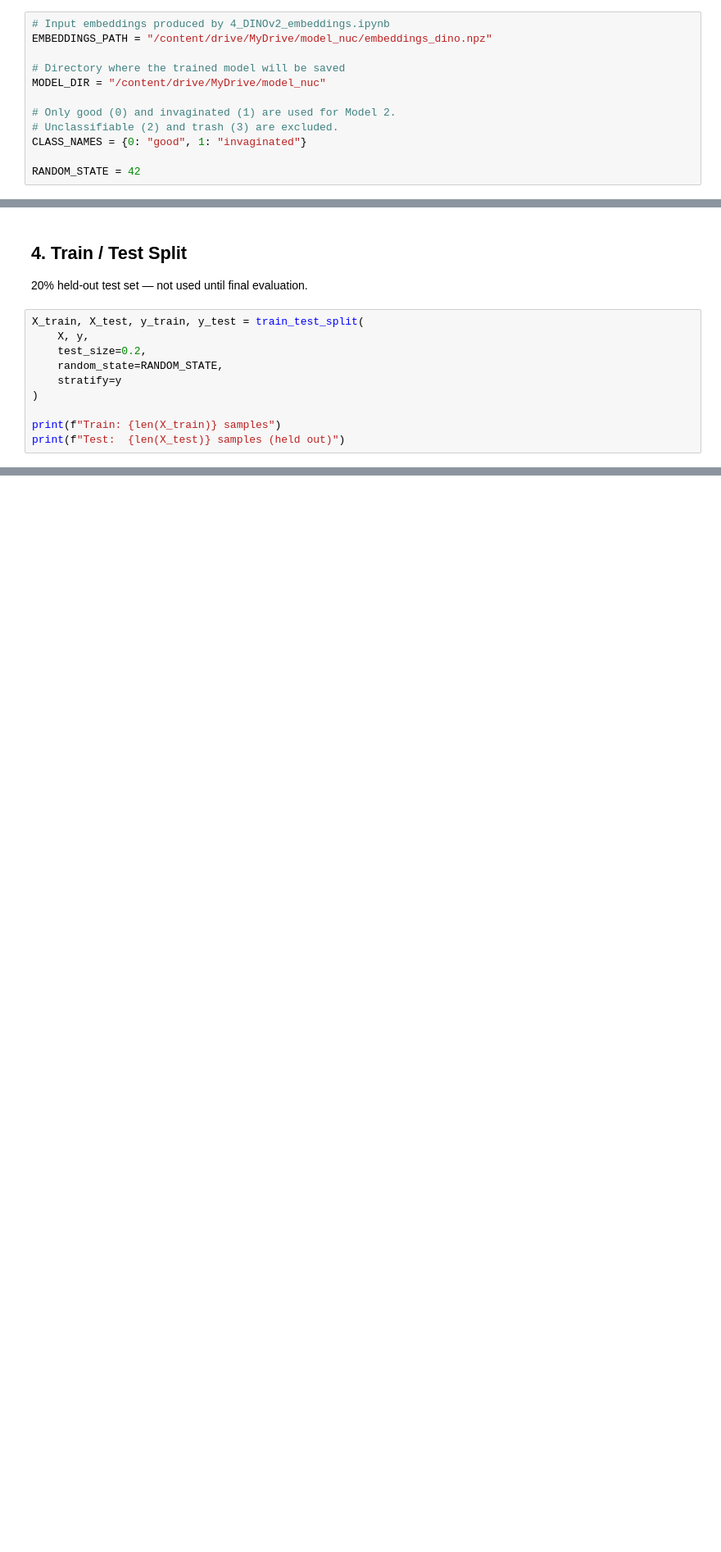
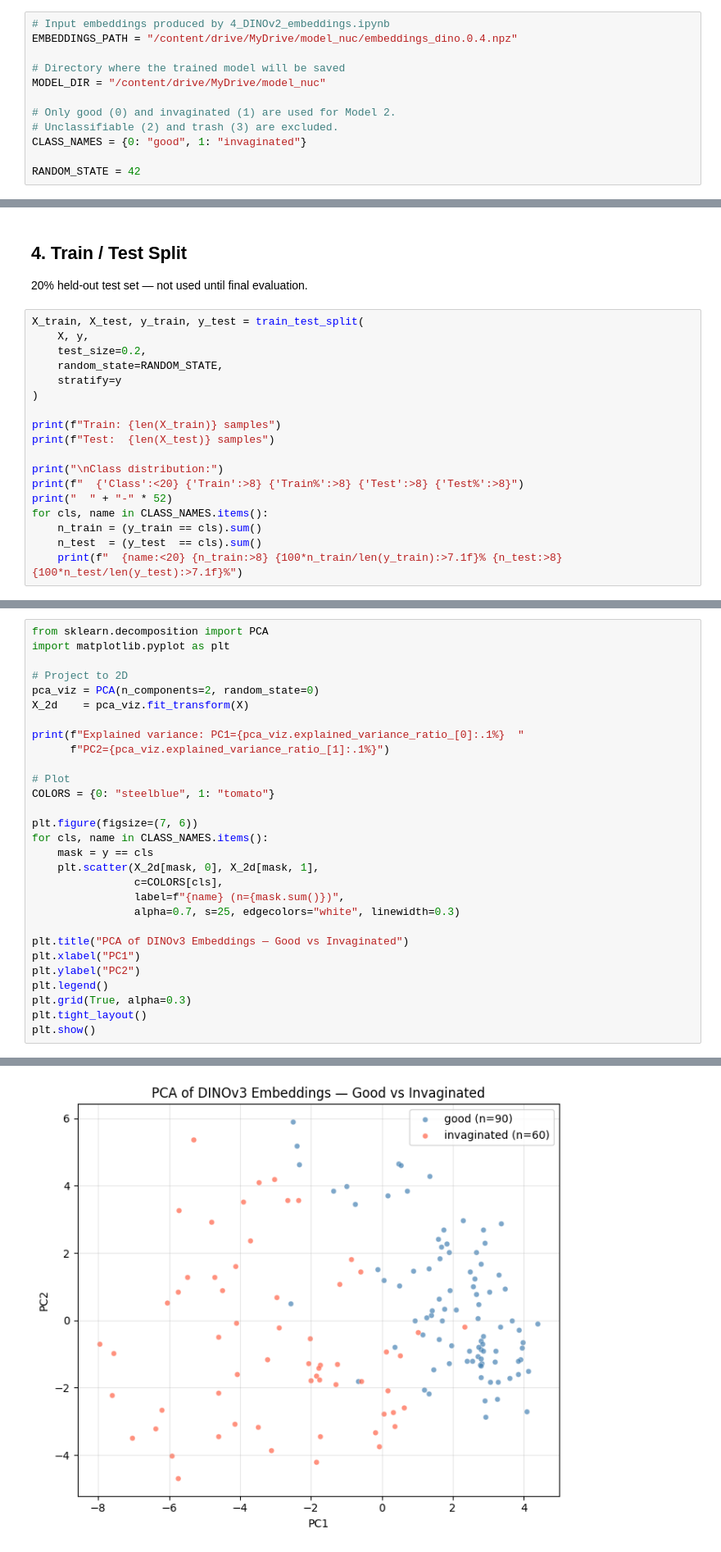
Before and after one commit to naamasarshalom-art/segmentation_cellpose, a Jupyter notebook: 6_model2_training.ipynb, the cells around one changed output, grey strips where cells are left out. Shown at 82% size. Drawn from its saved outputs; the diff is of its cells as text; blank space fills up the shorter version.

```diff
--- a/6_model2_training.ipynb
+++ b/6_model2_training.ipynb
@@ -48,7 +55,7 @@ from sklearn.metrics import (
 ## 2. Configuration
 # %%
 # Input embeddings produced by 4_DINOv2_embeddings.ipynb
-EMBEDDINGS_PATH = "/content/drive/MyDrive/model_nuc/embeddings_dino.npz"
+EMBEDDINGS_PATH = "/content/drive/MyDrive/model_nuc/embeddings_dino.0.4.npz"
 
 # Directory where the trained model will be saved
 MODEL_DIR = "/content/drive/MyDrive/model_nuc"
@@ -89,4 +103,12 @@ X_train, X_test, y_train, y_test = train_test_split(
 )
 
 print(f"Train: {len(X_train)} samples")
-print(f"Test:  {len(X_test)} samples (held out)")
+print(f"Test:  {len(X_test)} samples")
+
+print("\nClass distribution:")
+print(f"  {'Class':<20} {'Train':>8} {'Train%':>8} {'Test':>8} {'Test%':>8}")
+print("  " + "-" * 52)
+for cls, name in CLASS_NAMES.items():
+    n_train = (y_train == cls).sum()
+    n_test  = (y_test  == cls).sum()
+    print(f"  {name:<20} {n_train:>8} {100*n_train/len(y_train):>7.1f}% {n_test:>8} {100*n_test/len(y_test):>7.1f}%")
@@ -180,0 +128,30 @@ Trained on the full training set, evaluated once on the held-out test set.
+# %%
+from sklearn.decomposition import PCA
+import matplotlib.pyplot as plt
+
+# Project to 2D
+pca_viz = PCA(n_components=2, random_state=0)
+X_2d    = pca_viz.fit_transform(X)
+
+print(f"Explained variance: PC1={pca_viz.explained_variance_ratio_[0]:.1%}  "
+      f"PC2={pca_viz.explained_variance_ratio_[1]:.1%}")
+
+# Plot
+COLORS = {0: "steelblue", 1: "tomato"}
+
+plt.figure(figsize=(7, 6))
+for cls, name in CLASS_NAMES.items():
+    mask = y == cls
+    plt.scatter(X_2d[mask, 0], X_2d[mask, 1],
+                c=COLORS[cls],
+                label=f"{name} (n={mask.sum()})",
+                alpha=0.7, s=25, edgecolors="white", linewidth=0.3)
+
+plt.title("PCA of DINOv3 Embeddings — Good vs Invaginated")
+plt.xlabel("PC1")
+plt.ylabel("PC2")
+plt.legend()
+plt.grid(True, alpha=0.3)
+plt.tight_layout()
+plt.show()
+# %% [output]
@@ -180,0 +159 @@ Trained on the full training set, evaluated once on the held-out test set.
+[figure, added]
```
Also changed, not shown: parts of 26 cells of this notebook.
